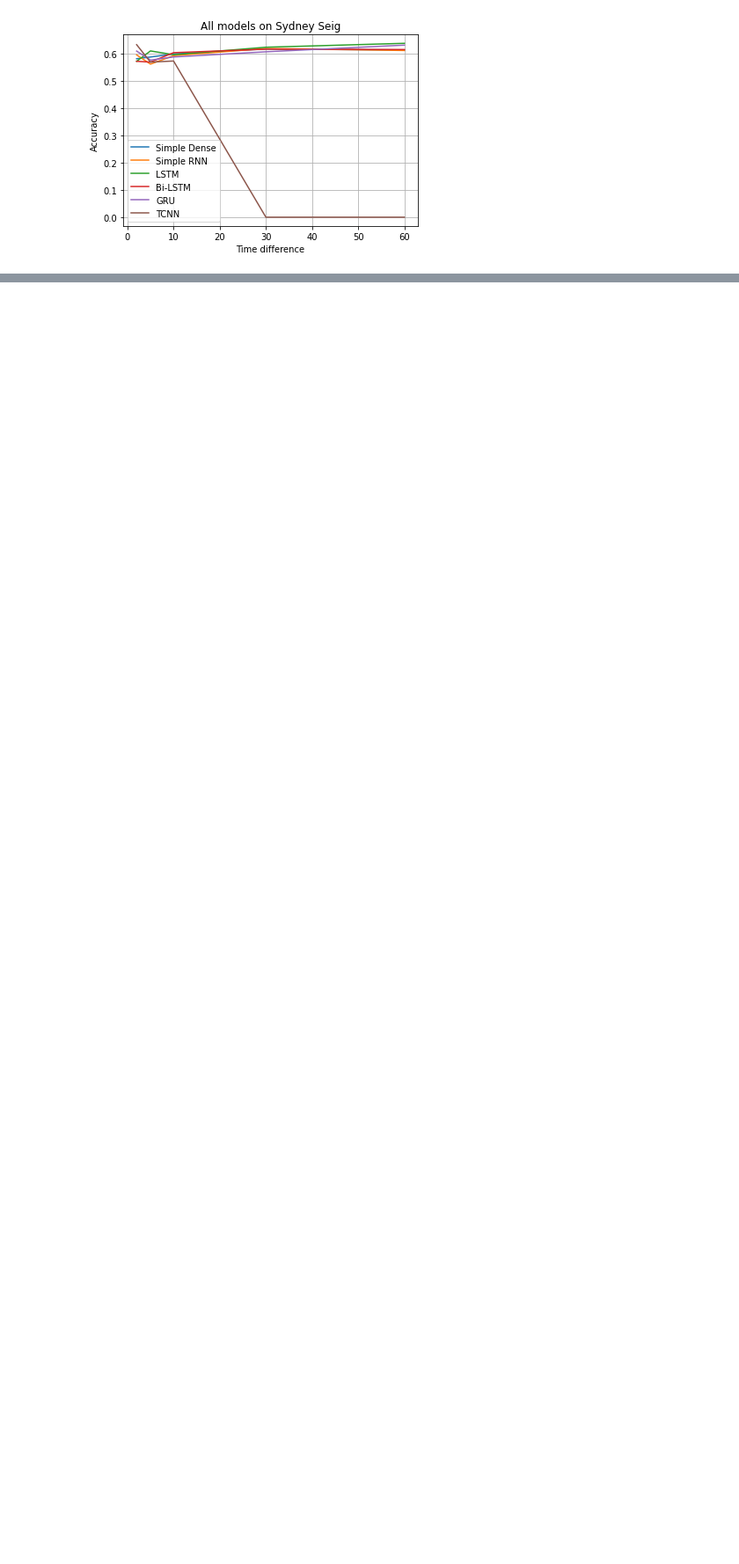
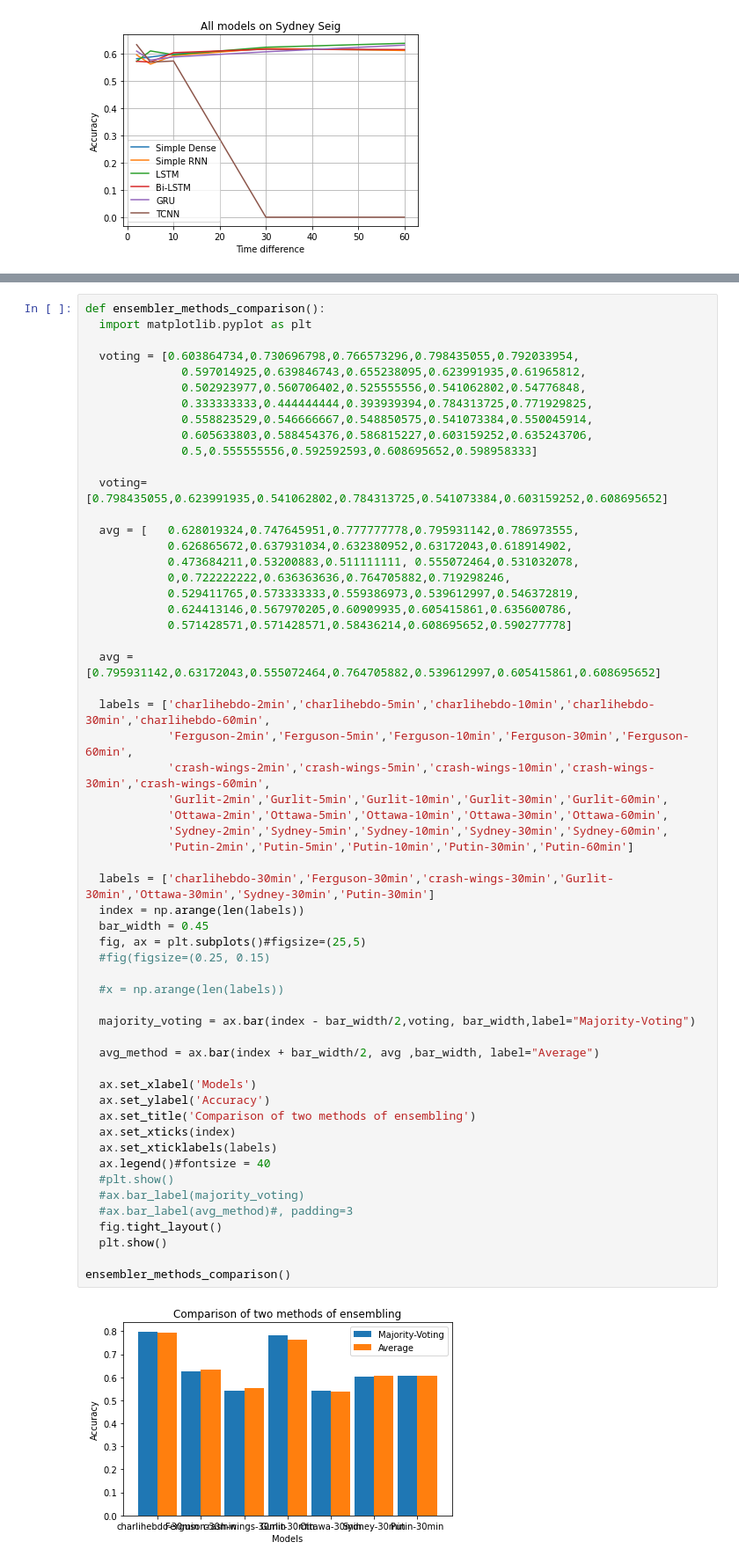
Before and after one commit to alidevhere/twitter-rumors, a Jupyter notebook: twitter.ipynb, the cells around one changed output, grey strips where cells are left out. Shown: that part at 88% size. Drawn from its saved outputs; the diff is of its cells as text; blank space fills up the shorter version.

```diff
--- a/twitter.ipynb
+++ b/twitter.ipynb
@@ -529,0 +561,59 @@ def plot_ensembler_1_voting():
+# %%
+def ensembler_methods_comparison():
+  import matplotlib.pyplot as plt
+
+  voting = [0.603864734,0.730696798,0.766573296,0.798435055,0.792033954,
+              0.597014925,0.639846743,0.655238095,0.623991935,0.61965812,
+              0.502923977,0.560706402,0.525555556,0.541062802,0.54776848,
+              0.333333333,0.444444444,0.393939394,0.784313725,0.771929825,
+              0.558823529,0.546666667,0.548850575,0.541073384,0.550045914,
+              0.605633803,0.588454376,0.586815227,0.603159252,0.635243706,
+              0.5,0.555555556,0.592592593,0.608695652,0.598958333]
+
+  voting=[0.798435055,0.623991935,0.541062802,0.784313725,0.541073384,0.603159252,0.608695652]
+
+  avg = [   0.628019324,0.747645951,0.777777778,0.795931142,0.786973555,
+            0.626865672,0.637931034,0.632380952,0.63172043,0.618914902,
+            0.473684211,0.53200883,0.511111111, 0.555072464,0.531032078,
+            0,0.722222222,0.636363636,0.764705882,0.719298246,
+            0.529411765,0.573333333,0.559386973,0.539612997,0.546372819,
+            0.624413146,0.567970205,0.60909935,0.605415861,0.635600786,
+            0.571428571,0.571428571,0.58436214,0.608695652,0.590277778]
+
+  avg = [0.795931142,0.63172043,0.555072464,0.764705882,0.539612997,0.605415861,0.608695652]
+
+  labels = ['charlihebdo-2min','charlihebdo-5min','charlihebdo-10min','charlihebdo-30min','charlihebdo-60min',
+            'Ferguson-2min','Ferguson-5min','Ferguson-10min','Ferguson-30min','Ferguson-60min',
+            'crash-wings-2min','crash-wings-5min','crash-wings-10min','crash-wings-30min','crash-wings-60min',
+            'Gurlit-2min','Gurlit-5min','Gurlit-10min','Gurlit-30min','Gurlit-60min',
+            'Ottawa-2min','Ottawa-5min','Ottawa-10min','Ottawa-30min','Ottawa-60min',
+            'Sydney-2min','Sydney-5min','Sydney-10min','Sydney-30min','Sydney-60min',
+            'Putin-2min','Putin-5min','Putin-10min','Putin-30min','Putin-60min']
+
+  labels = ['charlihebdo-30min','Ferguson-30min','crash-wings-30min','Gurlit-30min','Ottawa-30min','Sydney-30min','Putin-30min']
+  index = np.arange(len(labels))
+  bar_width = 0.45
+  fig, ax = plt.subplots()#figsize=(25,5)
+  #fig(figsize=(0.25, 0.15)
+
+  #x = np.arange(len(labels))
+
+  majority_voting = ax.bar(index - bar_width/2,voting, bar_width,label="Majority-Voting")
+
+  avg_method = ax.bar(index + bar_width/2, avg ,bar_width, label="Average")
+
+  ax.set_xlabel('Models')
+  ax.set_ylabel('Accuracy')
+  ax.set_title('Comparison of two methods of ensembling')
+  ax.set_xticks(index)
+  ax.set_xticklabels(labels)
+  ax.legend()#fontsize = 40
+  #plt.show()
+  #ax.bar_label(majority_voting)
+  #ax.bar_label(avg_method)#, padding=3
+  fig.tight_layout()
+  plt.show()
+
+ensembler_methods_comparison()
+# %% [output]
+[figure, added]
```
Also changed, not shown: parts of 11 cells of this notebook.
